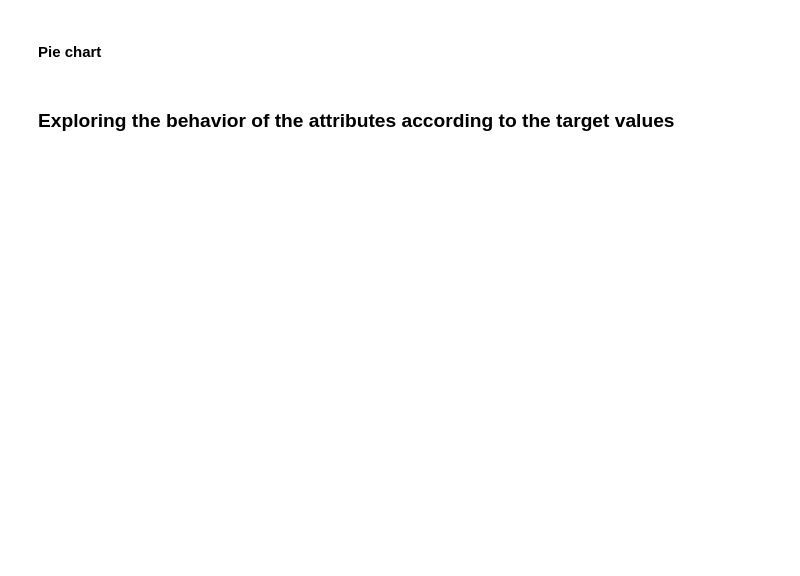
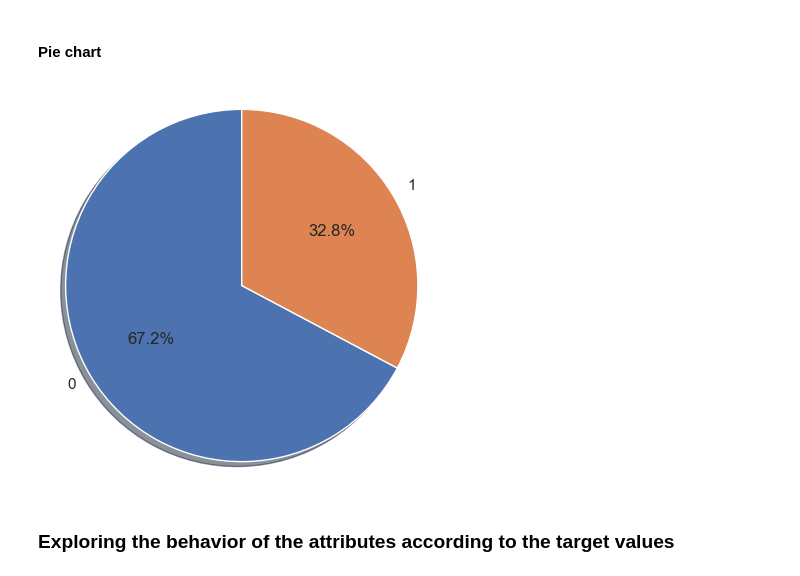
Before and after one commit to Noam-Diamant/Data-Mining, a Jupyter notebook: project.ipynb, the cells around one changed output. Cells and saved outputs as stored; diff of their text form; code cells hidden in the pictures; blank space fills up the shorter version.

```diff
--- a/project.ipynb
+++ b/project.ipynb
@@ -395,9 +417,11 @@ sns.displot(target, x='Survived', color='green', discrete=True)
 #### Pie chart
 # %%
 fig1, ax1 = plt.subplots()
-ax1.pie(target['Survived'].value_counts(), labels=target['Survived'].unique(), autopct='%1.1f%%', shadow=True, startangle=90)
+ax1.pie(target['is_canceled'].value_counts(), labels=target['is_canceled'].unique(), autopct='%1.1f%%', shadow=True, startangle=90)
 ax1.axis('equal')
 plt.show()
+# %% [output]
+[figure, added]
 # %% [markdown]
 ### Exploring the behavior of the attributes according to the target values
 # %%
```
Also changed, not shown: parts of 20 cells of this notebook.
